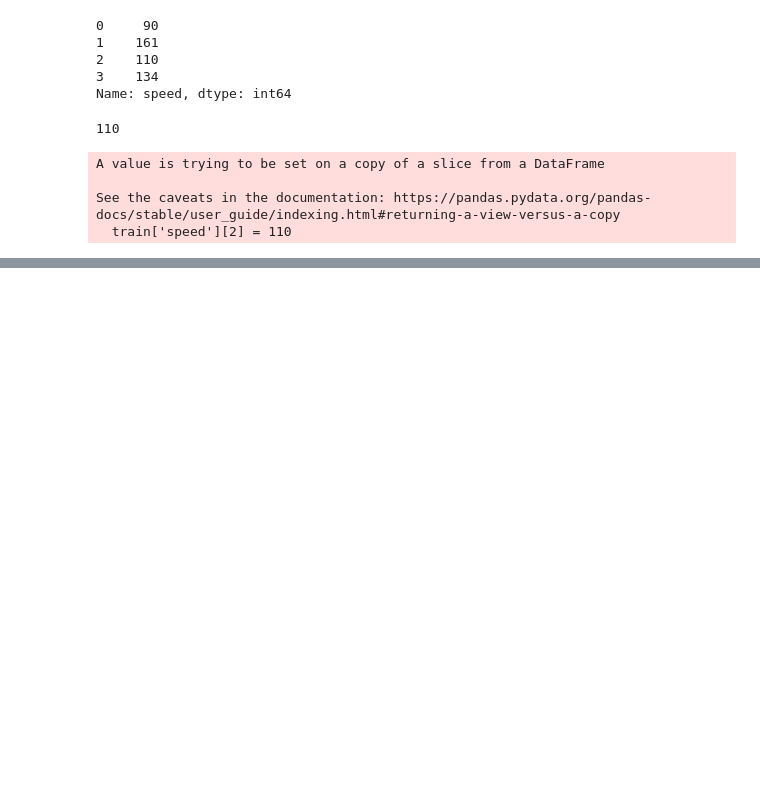
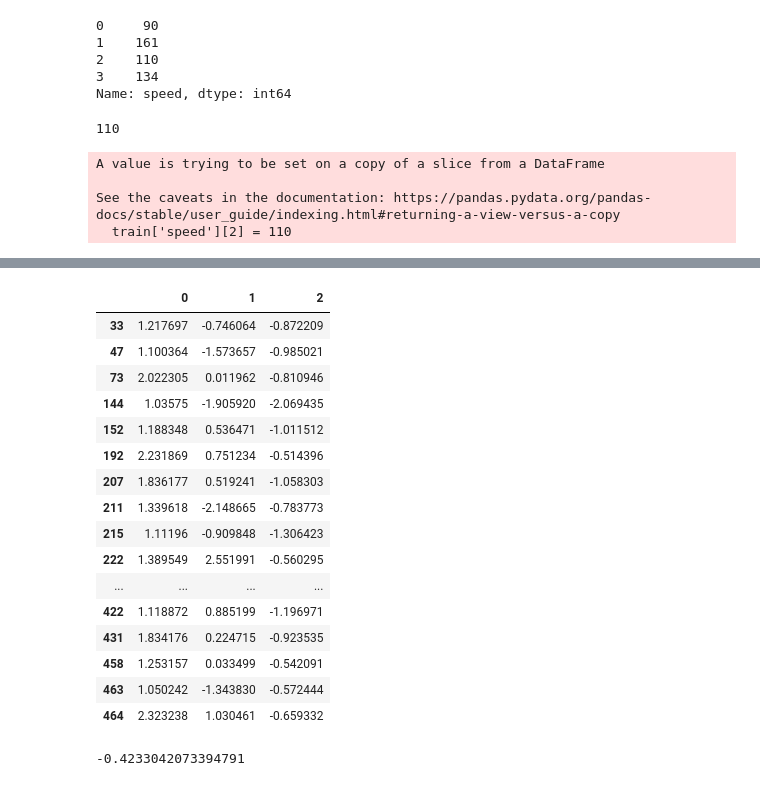
Before and after one commit to krish-alt/python, a Jupyter notebook: Untitled.ipynb, the cells around one changed output, grey strips where cells are left out. Saved outputs shown, nothing was run; the diff lists cells and outputs as text; code cells hidden in the pictures; blank space fills up the shorter version.

```diff
--- a/Untitled.ipynb
+++ b/Untitled.ipynb
@@ -95,0 +288,2 @@ train
+# %%
+newdf.loc[0,0] = "Krishna" #this is the correct method to allocate the values in array not newdef[0][0]
@@ -95,0 +306,2 @@ train
+# %%
+newdf.columns = [0 , 1 , 2, 3]
@@ -95,0 +324,2 @@ train
+# %%
+newdf = newdf.drop(3 , axis =1)
@@ -95,0 +364,2 @@ train
+# %%
+newdf.loc[0,0] = 0.1
@@ -95,0 +382,24 @@ train
+# %%
+newdf.loc[(newdf[0]>1)  &  (newdf[2]<-0.5)] #like a query for table , return the table respective to condition
+# %% [output]
+|  | 0 | 1 | 2 |
+| 33 | 1.217697 | -0.746064 | -0.872209 |
+| 47 | 1.100364 | -1.573657 | -0.985021 |
+| 73 | 2.022305 | 0.011962 | -0.810946 |
+| 144 | 1.03575 | -1.905920 | -2.069435 |
+| 152 | 1.188348 | 0.536471 | -1.011512 |
+| 192 | 2.231869 | 0.751234 | -0.514396 |
+| 207 | 1.836177 | 0.519241 | -1.058303 |
+| 211 | 1.339618 | -2.148665 | -0.783773 |
+| 215 | 1.11196 | -0.909848 | -1.306423 |
+| 222 | 1.389549 | 2.551991 | -0.560295 |
+| ... | ... | ... | ... |
+| 422 | 1.118872 | 0.885199 | -1.196971 |
+| 431 | 1.834176 | 0.224715 | -0.923535 |
+| 458 | 1.253157 | 0.033499 | -0.542091 |
+| 463 | 1.050242 | -1.343830 | -0.572444 |
+| 464 | 2.323238 | 1.030461 | -0.659332 |
+# %%
+newdf.iloc[0,2] # this iloc function is used when u can fetch table by index number but not index name
+# %% [output]
+-0.4233042073394791
```
Also changed, not shown: parts of 40 cells of this notebook, 1 other file.
